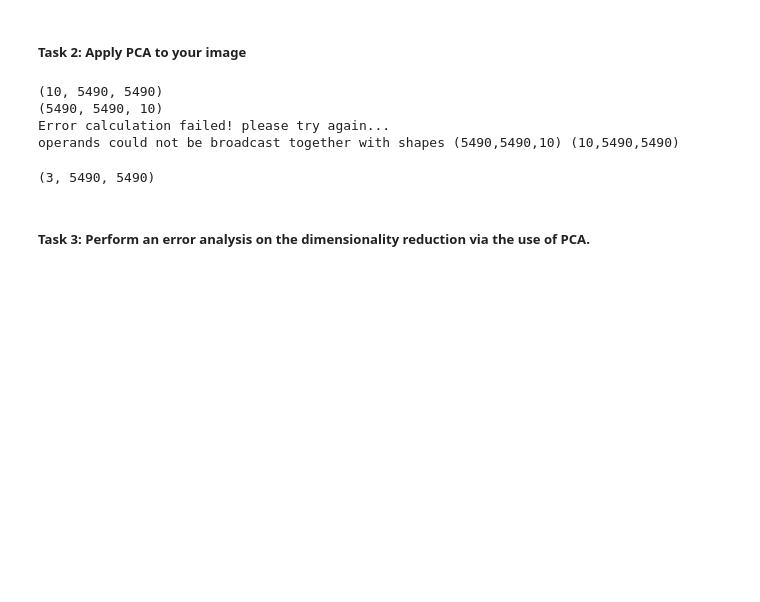
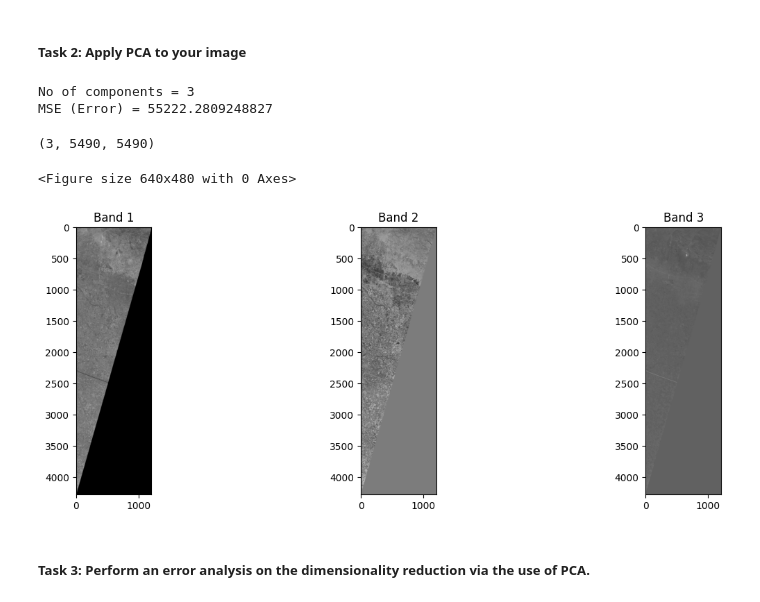
Before and after one commit to Rehannriaz/L2A-SENTINEL-PCA, a Jupyter notebook: l2a.ipynb, the cells around one changed output. Cells and saved outputs as stored; diff of their text form; code cells hidden in the pictures; blank space fills up the shorter version.

```diff
--- a/l2a.ipynb
+++ b/l2a.ipynb
@@ -197,22 +197,24 @@ plot_components(cropped_data, len(cropped_data), 'gray')
 n_components = 3
 
 shape_x, shape_y = data[0].shape
-print(data.shape)
 
-tempData = np.transpose(data, axes=(1,2,0))
-print(tempData.shape)
-pca = CustomPCA(n_components=n_components, X=tempData)
+reshape_data = np.transpose(data, axes=(1,2,0))
+pca = CustomPCA(n_components=n_components, X=reshape_data)
 principal_components = pca.fit_transform()
 pca.calculate_error()
 
-principal_components_reshaped = np.reshape(principal_components, (n_components, shape_x, shape_y))
+principal_components_reshaped = np.reshape(principal_components, (shape_x, shape_y, n_components))
+principal_components_reshaped = np.transpose(principal_components_reshaped, axes=(2,0,1))
 principal_components_reshaped.shape
 # %% [output]
-(10, 5490, 5490)
-(5490, 5490, 10)
-Error calculation failed! please try again...
-operands could not be broadcast together with shapes (5490,5490,10) (10,5490,5490)
+No of components = 3
+MSE (Error) = 55222.2809248827
 (3, 5490, 5490)
+# %%
+plot_components(principal_components_reshaped[:, :x, :y], n_components, 'grey')
+# %% [output]
+<Figure size 640x480 with 0 Axes>
+[figure, added]
 # %% [markdown]
 ##### Task 3: Perform  an  error  analysis  on  the  dimensionality  reduction  via  the  use  of  PCA.
 # %%
```
Also changed, not shown: parts of 4 cells of this notebook.
